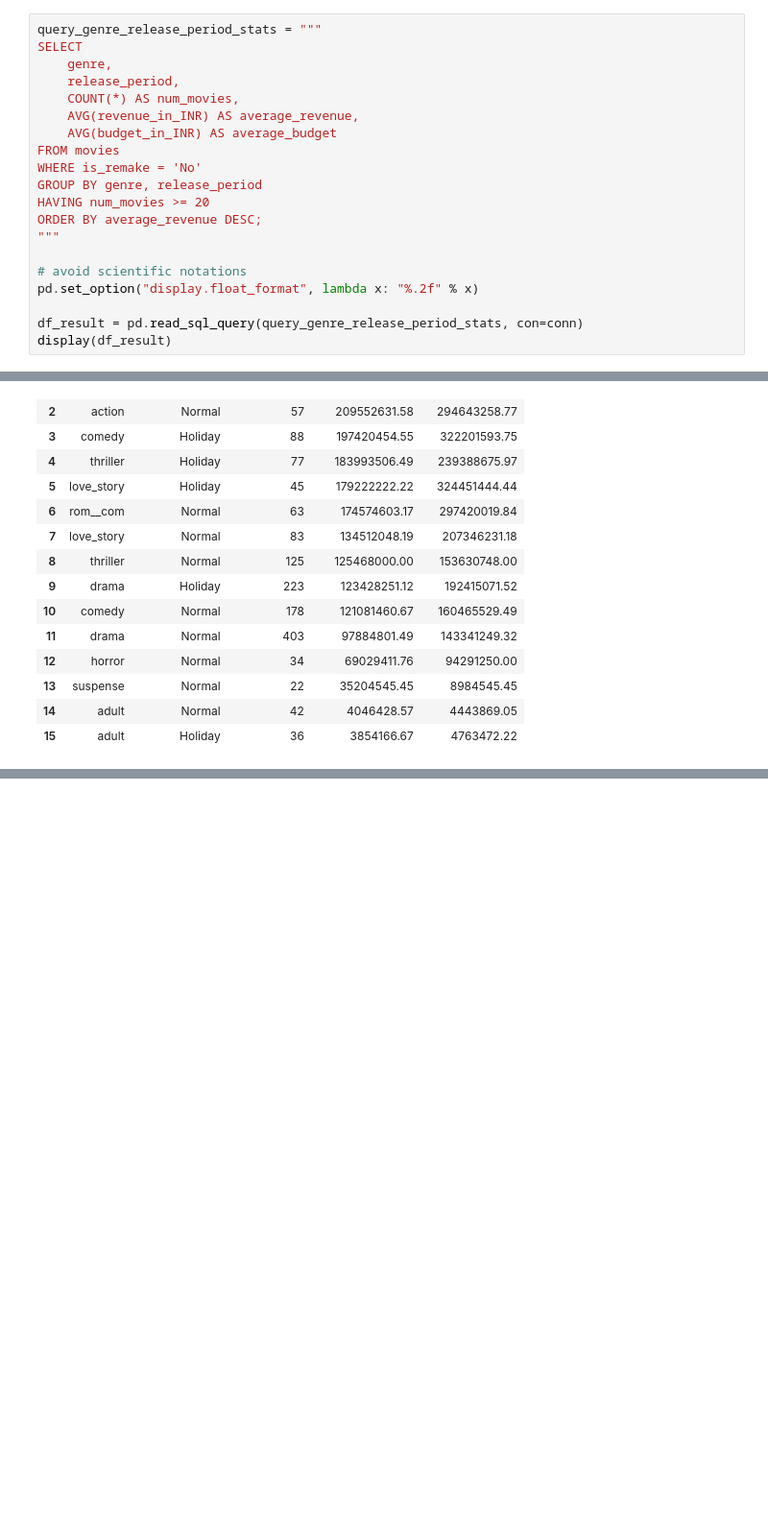
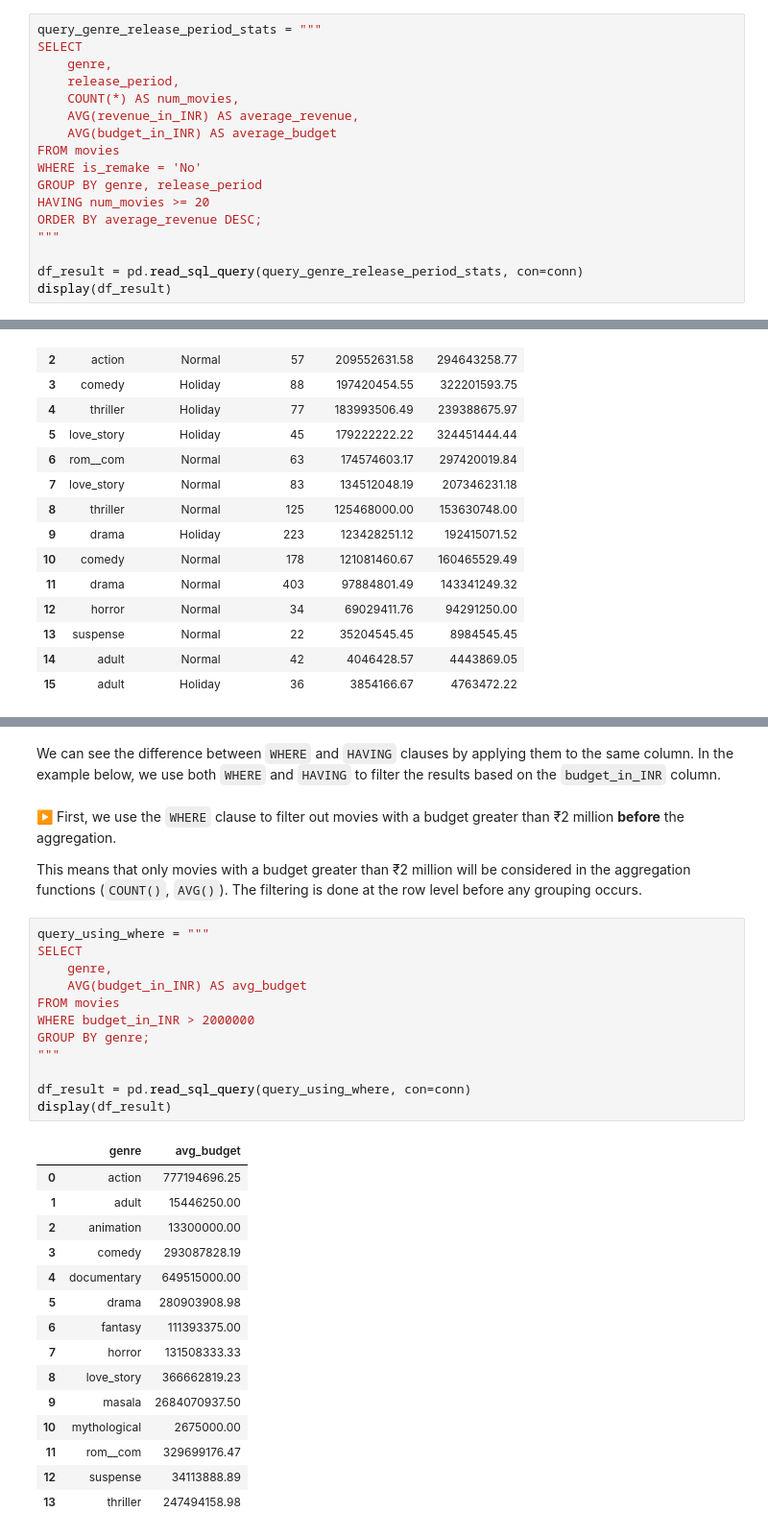
Before and after one commit to bdi475/textbook, a Jupyter notebook: content/sql-aggregations.ipynb, the cells around one changed output, grey strips where cells are left out. Shown at 96% size. Drawn from its saved outputs; the diff is of its cells as text; blank space fills up the shorter version.

Commit message:
Add explanations on WHERE vs HAVING

```diff
--- a/content/sql-aggregations.ipynb
+++ b/content/sql-aggregations.ipynb
@@ -508,9 +509,6 @@ HAVING num_movies >= 20
 ORDER BY average_revenue DESC;
 """
 
-# avoid scientific notations
-pd.set_option("display.float_format", lambda x: "%.2f" % x)
-
 df_result = pd.read_sql_query(query_genre_release_period_stats, con=conn)
 display(df_result)
 # %% [output]
@@ -545,0 +550,34 @@ Similarly, you can only filter with `HAVING num_movies >= 20` after the aggregat
+# %% [markdown]
+We can see the difference between `WHERE` and `HAVING` clauses by applying them to the same column. In the example below, we use both `WHERE` and `HAVING` to filter the results based on the `budget_in_INR` column.
+# %% [markdown]
+▶️ First, we use the `WHERE` clause to filter out movies with a budget greater than ₹2 million **before** the aggregation.
+
+This means that only movies with a budget greater than ₹2 million will be considered in the aggregation functions (`COUNT()`, `AVG()`). The filtering is done at the row level before any grouping occurs.
+# %%
+query_using_where = """
+SELECT
+    genre,
+    AVG(budget_in_INR) AS avg_budget
+FROM movies
+WHERE budget_in_INR > 2000000
+GROUP BY genre;
+"""
+
+df_result = pd.read_sql_query(query_using_where, con=conn)
+display(df_result)
+# %% [output]
+|  | genre | avg_budget |
+| 0 | action | 777194696.25 |
+| 1 | adult | 15446250.00 |
+| 2 | animation | 13300000.00 |
+| 3 | comedy | 293087828.19 |
+| 4 | documentary | 649515000.00 |
+| 5 | drama | 280903908.98 |
+| 6 | fantasy | 111393375.00 |
+| 7 | horror | 131508333.33 |
+| 8 | love_story | 366662819.23 |
+| 9 | masala | 2684070937.50 |
+| 10 | mythological | 2675000.00 |
+| 11 | rom__com | 329699176.47 |
+| 12 | suspense | 34113888.89 |
+| 13 | thriller | 247494158.98 |
```
Also changed, not shown: parts of 6 cells of this notebook, 1 other file.
